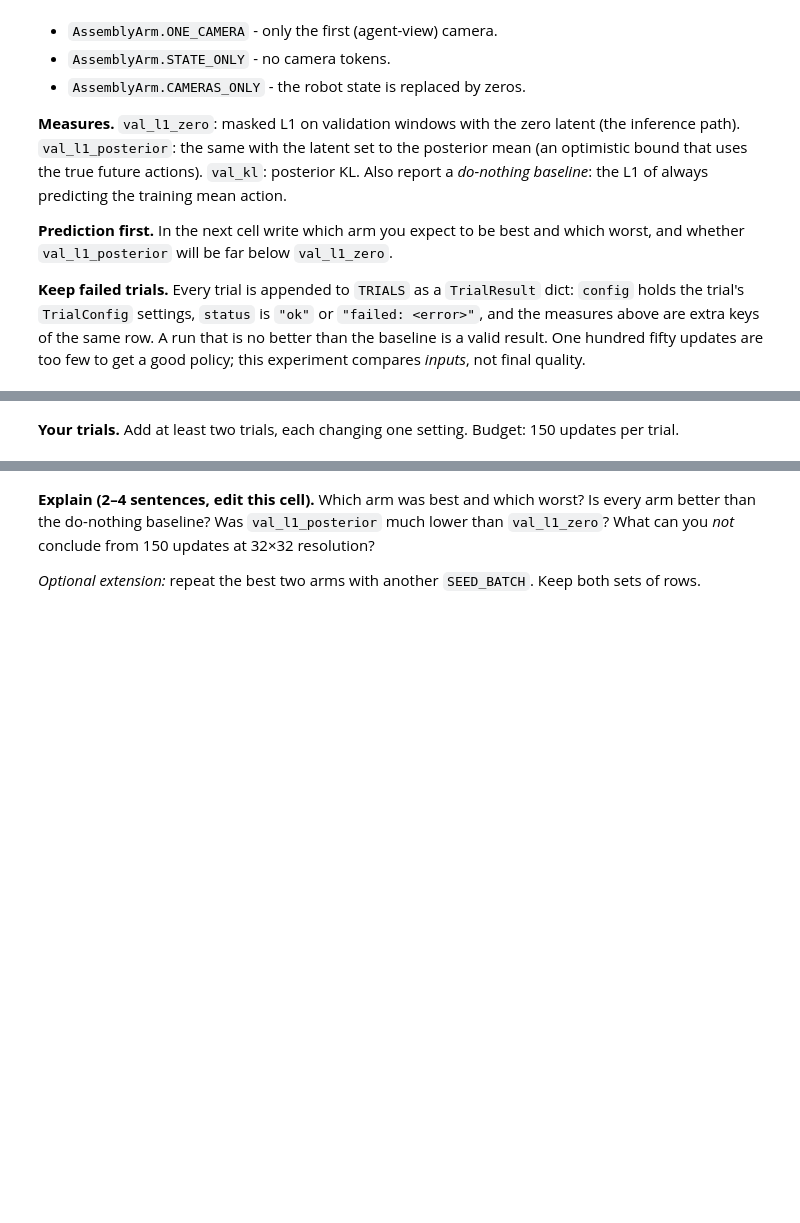
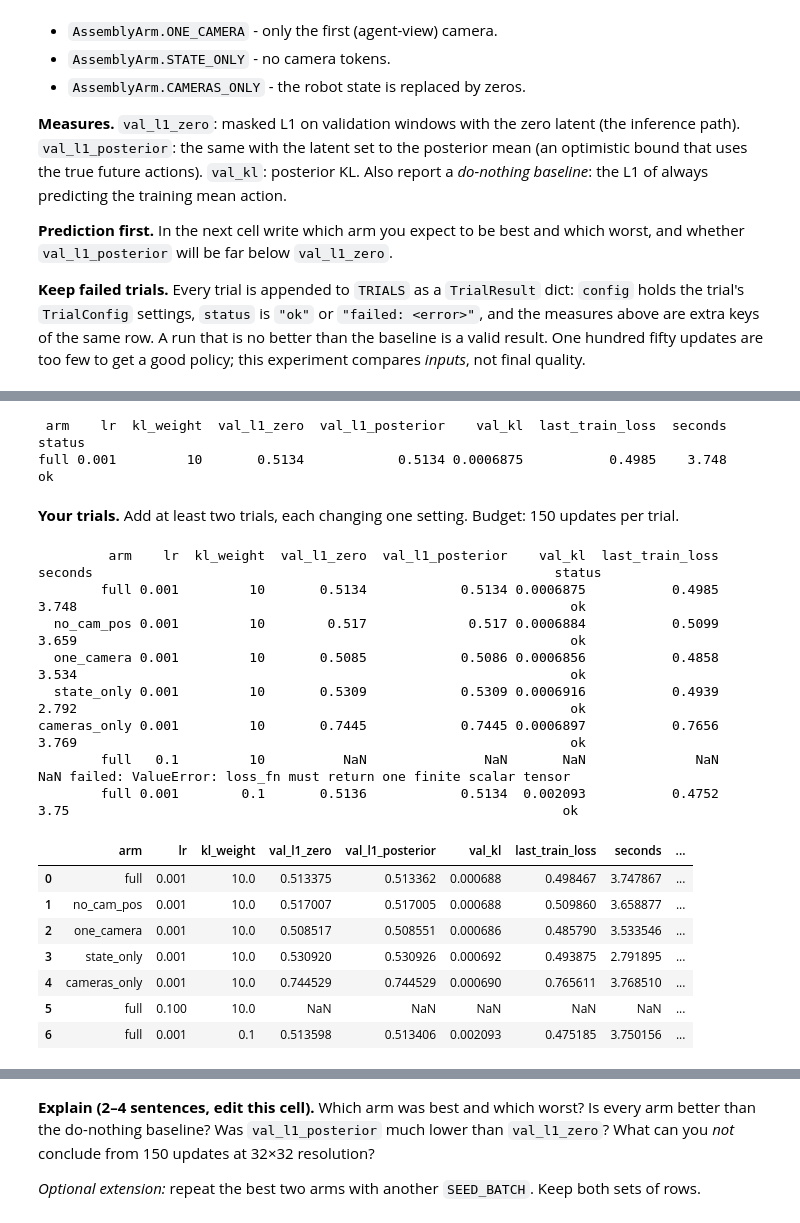
Before and after one commit to Wojcik98/robot-learning-course, a Jupyter notebook: tutorials/08-act-assembly/08-act-assembly.ipynb, the cells around one changed output, grey strips where cells are left out. Saved outputs shown, nothing was run; the diff lists cells and outputs as text; code cells hidden in the pictures; blank space fills up the shorter version.

```diff
--- a/tutorials/08-act-assembly/08-act-assembly.ipynb
+++ b/tutorials/08-act-assembly/08-act-assembly.ipynb
@@ -830,6 +975,13 @@ print("do-nothing baseline (always the mean training action), L1:", round(do_not
 # %%
 # Supplied: harness. Every arm changes ONE of your hook functions; the rest stay yours.
 STEPS, BATCH, SEED_WEIGHTS, SEED_BATCH, WEIGHT_DECAY = 150, 8, 0, 1, 1e-4
+EXPERIMENT_DEVICE = torch.device("cuda" if torch.cuda.is_available() else "cpu")
+TRAIN_DEVICE = {
+    k: v.to(EXPERIMENT_DEVICE) if isinstance(v, torch.Tensor) else v for k, v in TRAIN.items()
+}
+VALID_DEVICE = {
+    k: v.to(EXPERIMENT_DEVICE) if isinstance(v, torch.Tensor) else v for k, v in VALID.items()
+}
 SMALL = ACTSettings(
     state_dim=8,
     action_dim=7,
@@ -882,29 +1034,32 @@ TRIALS = []
 def run_trial(config: TrialConfig) -> dict[str, float | int]:
     started = time.perf_counter()
     torch.manual_seed(SEED_WEIGHTS)
-    model = ACTModel.build(
-        SMALL, hooks=hooks_for(config["arm"])
+    model = ACTModel.build(SMALL, hooks=hooks_for(config["arm"])).to(
+        EXPERIMENT_DEVICE
     )  # random weights: learner trained weights
     optimizer = torch.optim.AdamW(model.parameters(), lr=config["lr"], weight_decay=WEIGHT_DECAY)
     draws = torch.Generator().manual_seed(SEED_BATCH)
     batches = []
     for _ in range(STEPS):
         pick = torch.randint(0, len(TRAIN["action"]), (BATCH,), generator=draws)
-        batches.append({key: value[pick] for key, value in TRAIN.items()})
+        batches.append({key: value[pick] for key, value in TRAIN_DEVICE.items()})
     loss_fn = partial(act_loss_fn, kl_weight=config["kl_weight"])
     history = train_loop(model, batches, optimizer, loss_fn, steps=STEPS)
     model.eval()
     with torch.no_grad():
-        zero, _ = model(VALID)
+        zero, _ = model(VALID_DEVICE)
         model.train()
         posterior, (mu, logvar) = model(
-            VALID, noise=torch.zeros(len(VALID["action"]), SMALL.latent_dim)
+            VALID_DEVICE,
+            noise=torch.zeros(len(VALID["action"]), SMALL.latent_dim, device=EXPERIMENT_DEVICE),
         )
         model.eval()
     return {
-        "val_l1_zero": masked_action_l1(zero, VALID["action"], VALID["action_is_pad"]).item(),
+        "val_l1_zero": masked_action_l1(
+            zero, VALID_DEVICE["action"], VALID_DEVICE["action_is_pad"]
+        ).item(),
         "val_l1_posterior": masked_action_l1(
-            posterior, VALID["action"], VALID["action_is_pad"]
+            posterior, VALID_DEVICE["action"], VALID_DEVICE["action_is_pad"]
         ).item(),
         "val_kl": (-0.5 * (1 + logvar - mu.square() - logvar.exp())).sum(-1).mean().item(),
         "last_train_loss": history[-1]["loss"],
@@ -923,16 +1078,41 @@ def record(config: TrialConfig) -> None:
 record(BASELINE)
 COLUMNS = ["val_l1_zero", "val_l1_posterior", "val_kl", "last_train_loss", "seconds"]
 show_trials(TRIALS, COLUMNS);
+# %% [output]
+ arm    lr  kl_weight  val_l1_zero  val_l1_posterior    val_kl  last_train_loss  seconds status
+full 0.001         10       0.5134            0.5134 0.0006875           0.4985    3.748     ok
 # %% [markdown]
 **Your trials.** Add at least two trials, each changing one setting. Budget: 150 updates per trial.
 # %%
 # Implement: choose your trials.
 MY_TRIALS = [
-    # {"arm": AssemblyArm.STATE_ONLY},
+    {"arm": AssemblyArm.NO_CAM_POS, "lr": 1e-3, "kl_weight": 10.0},
+    {"arm": AssemblyArm.ONE_CAMERA, "lr": 1e-3, "kl_weight": 10.0},
+    {"arm": AssemblyArm.STATE_ONLY, "lr": 1e-3, "kl_weight": 10.0},
+    {"arm": AssemblyArm.CAMERAS_ONLY, "lr": 1e-3, "kl_weight": 10.0},
+    {"arm": AssemblyArm.FULL, "lr": 1e-1, "kl_weight": 10.0},
+    {"arm": AssemblyArm.FULL, "lr": 1e-3, "kl_weight": 0.1},
 ]
 for trial in MY_TRIALS:
     record(trial)
-show_trials(TRIALS, COLUMNS);
+show_trials(TRIALS, COLUMNS)
+# %% [output]
+         arm    lr  kl_weight  val_l1_zero  val_l1_posterior    val_kl  last_train_loss  seconds                                                           status
+        full 0.001         10       0.5134            0.5134 0.0006875           0.4985    3.748                                                               ok
+  no_cam_pos 0.001         10        0.517             0.517 0.0006884           0.5099    3.659                                                               ok
+  one_camera 0.001         10       0.5085            0.5086 0.0006856           0.4858    3.534                                                               ok
+  state_only 0.001         10       0.5309            0.5309 0.0006916           0.4939    2.792                                                               ok
+cameras_only 0.001         10       0.7445            0.7445 0.0006897           0.7656    3.769                                                               ok
+        full   0.1         10          NaN               NaN       NaN              NaN      NaN failed: ValueError: loss_fn must return one finite scalar tensor
+        full 0.001        0.1       0.5136            0.5134  0.002093           0.4752     3.75                                                               ok
+|  | arm | lr | kl_weight | val_l1_zero | val_l1_posterior | val_kl | last_train_loss | seconds | ... |
+| 0 | full | 0.001 | 10.0 | 0.513375 | 0.513362 | 0.000688 | 0.498467 | 3.747867 | ... |
+| 1 | no_cam_pos | 0.001 | 10.0 | 0.517007 | 0.517005 | 0.000688 | 0.509860 | 3.658877 | ... |
+| 2 | one_camera | 0.001 | 10.0 | 0.508517 | 0.508551 | 0.000686 | 0.485790 | 3.533546 | ... |
+| 3 | state_only | 0.001 | 10.0 | 0.530920 | 0.530926 | 0.000692 | 0.493875 | 2.791895 | ... |
+| 4 | cameras_only | 0.001 | 10.0 | 0.744529 | 0.744529 | 0.000690 | 0.765611 | 3.768510 | ... |
+| 5 | full | 0.100 | 10.0 | NaN | NaN | NaN | NaN | NaN | ... |
+| 6 | full | 0.001 | 0.1 | 0.513598 | 0.513406 | 0.002093 | 0.475185 | 3.750156 | ... |
 # %%
 # Check: the protocol was followed.
 assert TRIALS[0]["config"] == BASELINE, "The first trial must be the baseline."
```
Also changed, not shown: parts of 27 cells of this notebook.
